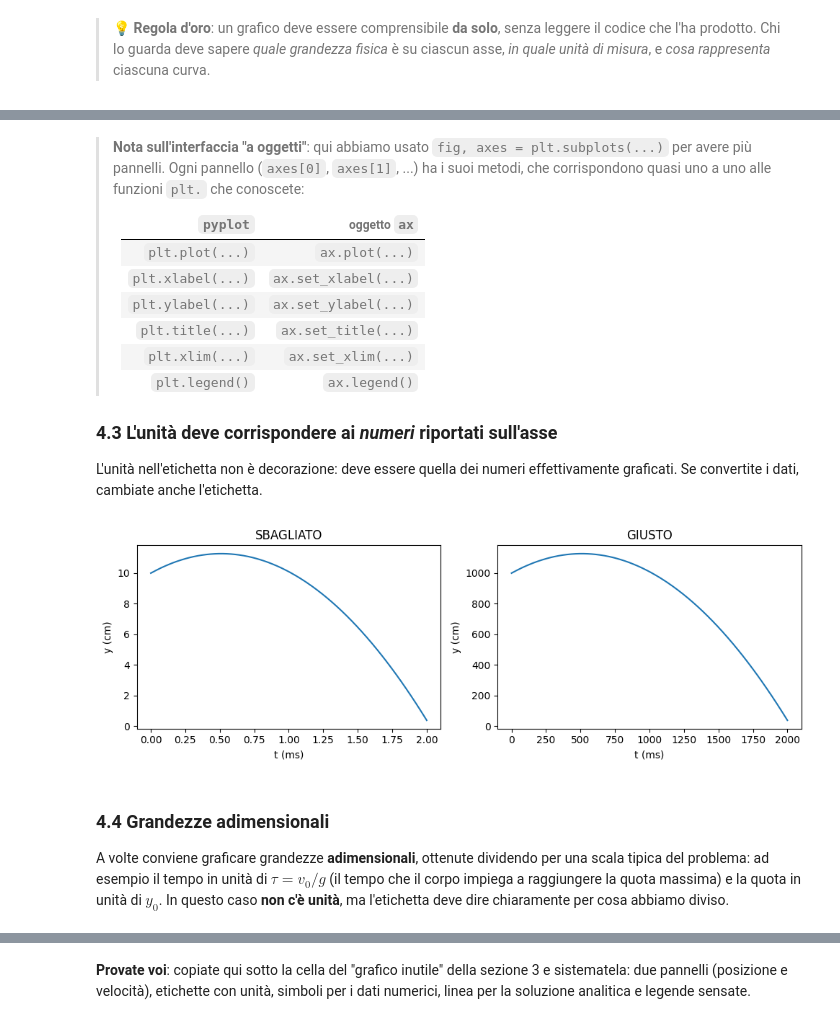
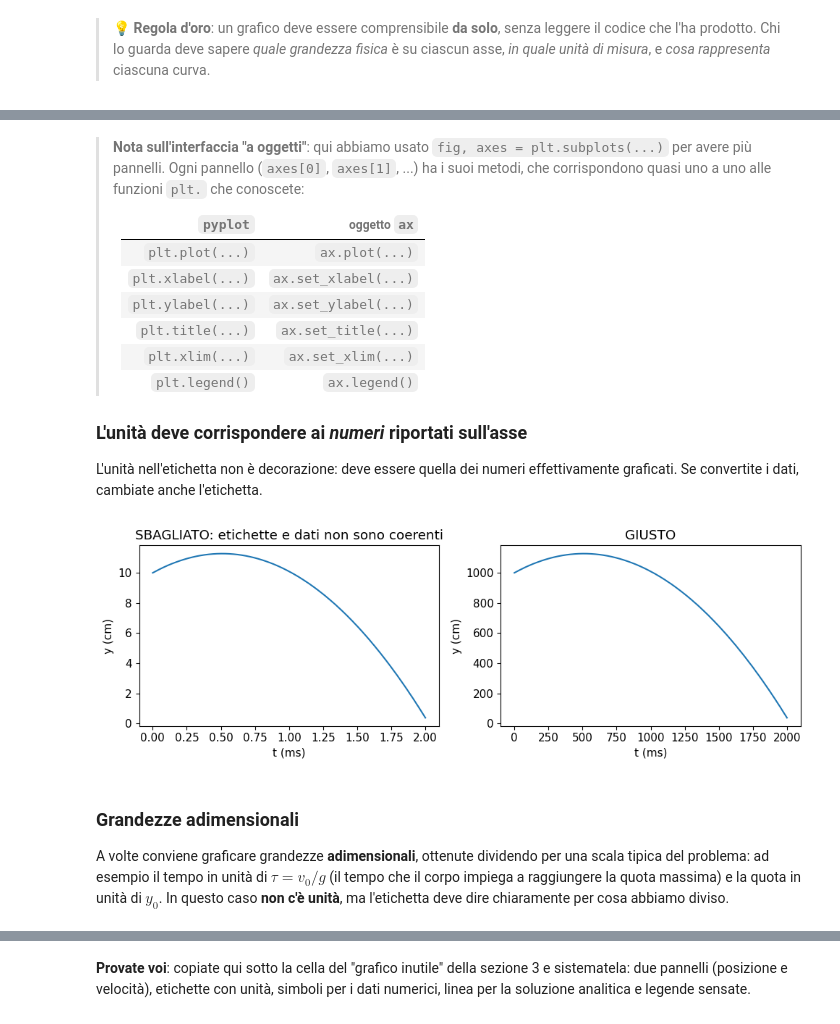
Before and after one commit to lorenzo-rovigatti/lab_fis_comp_notes, a Jupyter notebook: notebooks/grafici.ipynb, the cells around one changed output, grey strips where cells are left out. Cells and saved outputs as stored; diff of their text form; code cells hidden in the pictures.

```diff
--- a/notebooks/grafici.ipynb
+++ b/notebooks/grafici.ipynb
@@ -189,30 +190,30 @@ plt.show()
 > | `plt.xlim(...)` | `ax.set_xlim(...)` |
 > | `plt.legend()` | `ax.legend()` |
 
-### 4.3 L'unità deve corrispondere ai *numeri* riportati sull'asse
+### L'unità deve corrispondere ai *numeri* riportati sull'asse
 
 L'unità nell'etichetta non è decorazione: deve essere quella dei numeri effettivamente graficati. Se convertite i dati, cambiate anche l'etichetta.
 # %%
 fig, axes = plt.subplots(1, 2, figsize=(10, 3.5))
 
 # SBAGLIATO: i dati sono in s e m, ma le etichette dicono ms e cm
 axes[0].plot(t_fine, y_fine)
 axes[0].set_xlabel("t (ms)")
 axes[0].set_ylabel("y (cm)")
-axes[0].set_title("SBAGLIATO")
+axes[0].set_title("SBAGLIATO: etichette e dati non sono coerenti")
 
 # GIUSTO: convertiamo i dati e scriviamo le unità corrispondenti
 axes[1].plot(t_fine * 1e3, y_fine * 1e2)
 axes[1].set_xlabel("t (ms)")
 axes[1].set_ylabel("y (cm)")
 axes[1].set_title("GIUSTO")
 
 fig.tight_layout()
 plt.show()
 # %% [output]
-[figure, old version]
+[figure, new version]
 # %% [markdown]
-### 4.4 Grandezze adimensionali
+### Grandezze adimensionali
 
 A volte conviene graficare grandezze **adimensionali**, ottenute dividendo per una scala tipica del problema: ad esempio il tempo in unità di $\tau = v_0/g$ (il tempo che il corpo impiega a raggiungere la quota massima) e la quota in unità di $y_0$. In questo caso **non c'è unità**, ma l'etichetta deve dire chiaramente per cosa abbiamo diviso.
 # %%
```
Also changed, not shown: parts of 25 cells of this notebook, 4 other files.
